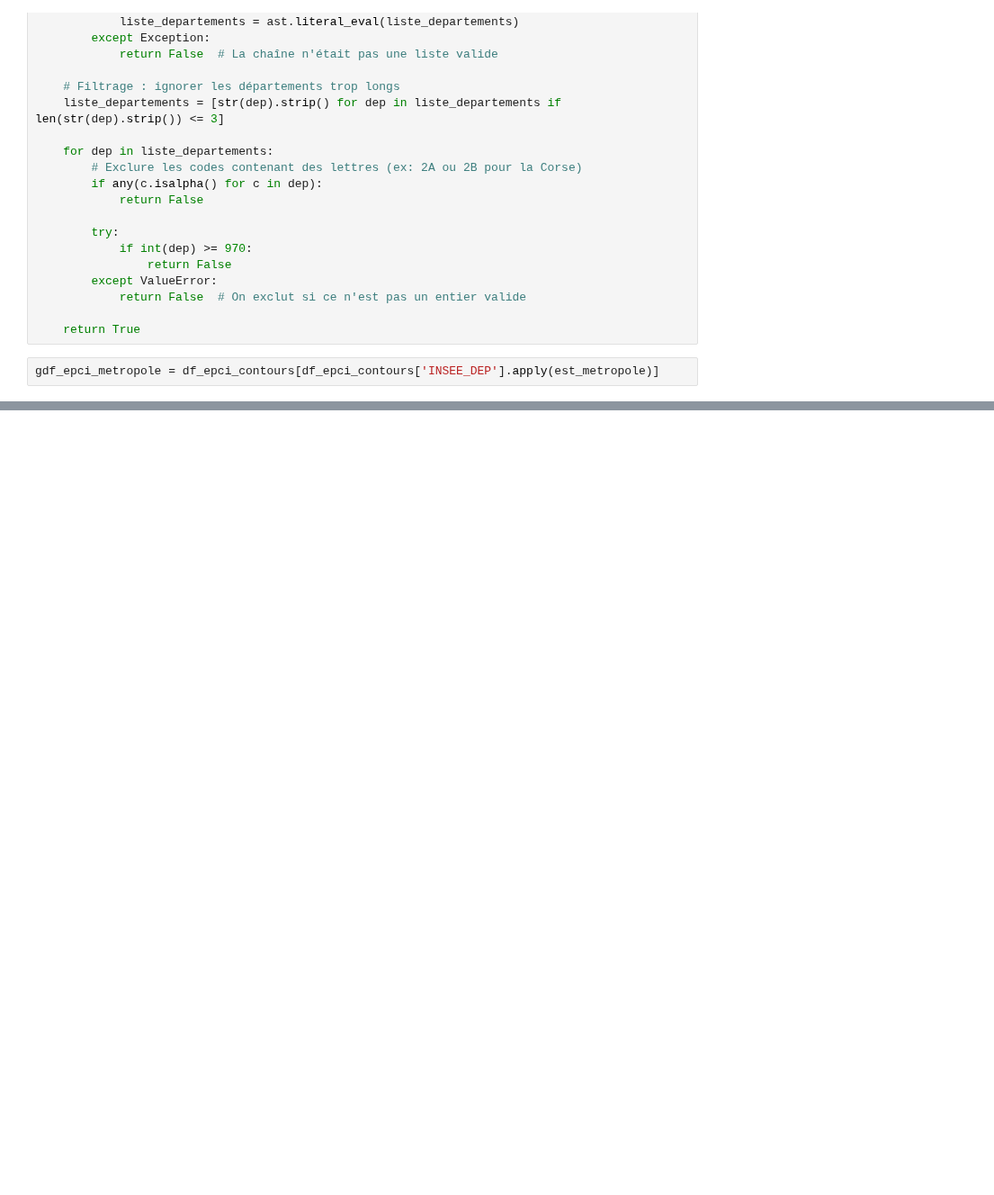
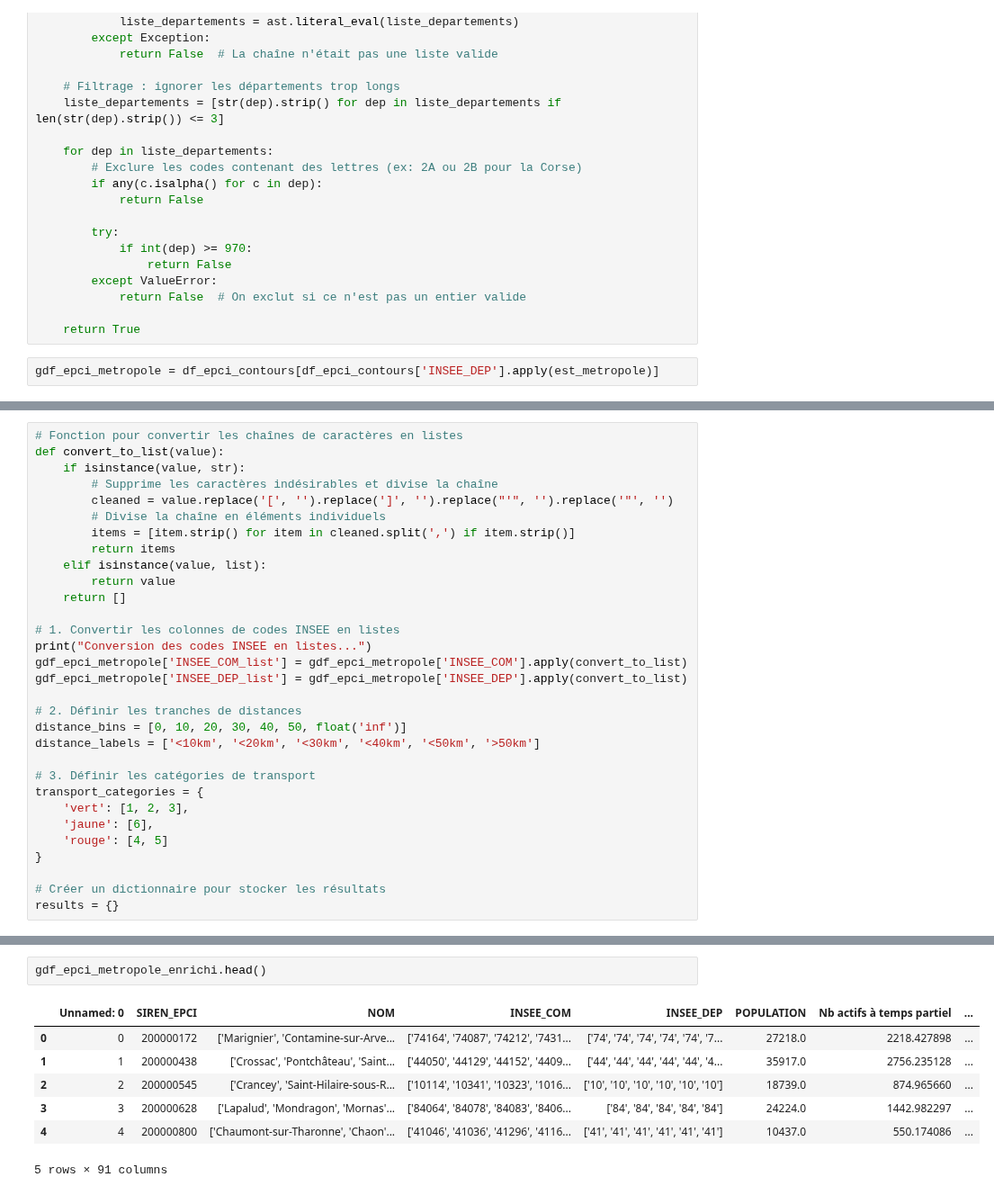
Before and after one commit to Qntouille/statapp, a Jupyter notebook: stat_desc_mobpro2.ipynb, the cells around one changed output, grey strips where cells are left out. Shown at 90% size. Cells and saved outputs as stored; diff of their text form; blank space fills up the shorter version.

```diff
--- a/stat_desc_mobpro2.ipynb
+++ b/stat_desc_mobpro2.ipynb
@@ -125 +183,32 @@ gdf_epci_metropole.sample()
+# %%
+# Fonction pour convertir les chaînes de caractères en listes
+def convert_to_list(value):
+    if isinstance(value, str):
+        # Supprime les caractères indésirables et divise la chaîne
+        cleaned = value.replace('[', '').replace(']', '').replace("'", '').replace('"', '')
+        # Divise la chaîne en éléments individuels
+        items = [item.strip() for item in cleaned.split(',') if item.strip()]
+        return items
+    elif isinstance(value, list):
+        return value
+    return []
+
+# 1. Convertir les colonnes de codes INSEE en listes
+print("Conversion des codes INSEE en listes...")
+gdf_epci_metropole['INSEE_COM_list'] = gdf_epci_metropole['INSEE_COM'].apply(convert_to_list)
+gdf_epci_metropole['INSEE_DEP_list'] = gdf_epci_metropole['INSEE_DEP'].apply(convert_to_list)
+
+# 2. Définir les tranches de distances
+distance_bins = [0, 10, 20, 30, 40, 50, float('inf')]
+distance_labels = ['<10km', '<20km', '<30km', '<40km', '<50km', '>50km']
+
+# 3. Définir les catégories de transport
+transport_categories = {
+    'vert': [1, 2, 3],
+    'jaune': [6],
+    'rouge': [4, 5]
+}
+
+# Créer un dictionnaire pour stocker les résultats
+results = {}
 # %%
@@ -224,0 +304,10 @@ print(gdf_epci_metropole_enrichi.head())
+# %%
+gdf_epci_metropole_enrichi.head()
+# %% [output]
+|  | Unnamed: 0 | SIREN_EPCI | NOM | INSEE_COM | INSEE_DEP | POPULATION | Nb actifs à temps partiel | ... |
+| 0 | 0 | 200000172 | ['Marignier', 'Contamine-sur-Arve... | ['74164', '74087', '74212', '7431... | ['74', '74', '74', '74', '74', '7... | 27218.0 | 2218.427898 | ... |
+| 1 | 1 | 200000438 | ['Crossac', 'Pontchâteau', 'Saint... | ['44050', '44129', '44152', '4409... | ['44', '44', '44', '44', '44', '4... | 35917.0 | 2756.235128 | ... |
+| 2 | 2 | 200000545 | ['Crancey', 'Saint-Hilaire-sous-R... | ['10114', '10341', '10323', '1016... | ['10', '10', '10', '10', '10', '10'] | 18739.0 | 874.965660 | ... |
+| 3 | 3 | 200000628 | ['Lapalud', 'Mondragon', 'Mornas'... | ['84064', '84078', '84083', '8406... | ['84', '84', '84', '84', '84'] | 24224.0 | 1442.982297 | ... |
+| 4 | 4 | 200000800 | ['Chaumont-sur-Tharonne', 'Chaon'... | ['41046', '41036', '41296', '4116... | ['41', '41', '41', '41', '41', '41'] | 10437.0 | 550.174086 | ... |
+5 rows × 91 columns
```
Also changed, not shown: parts of 10 cells of this notebook.
